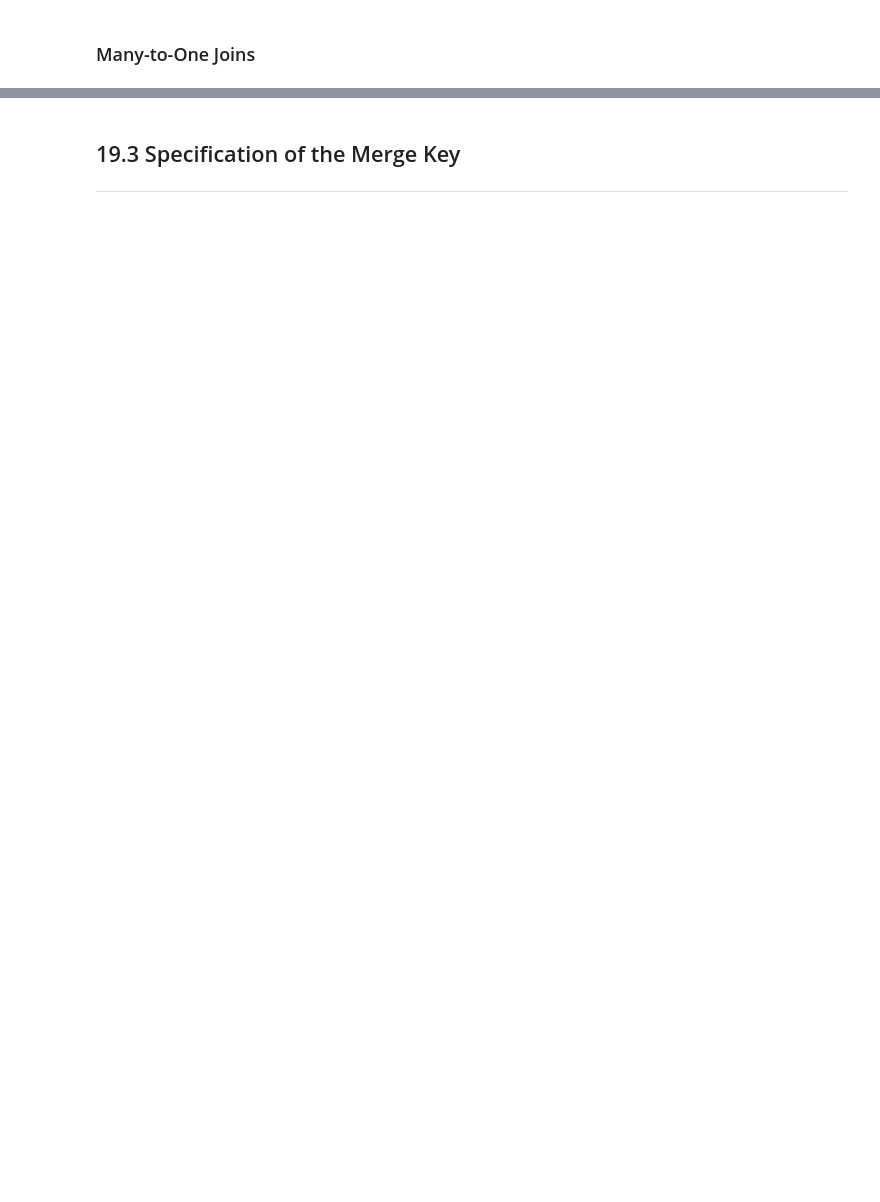
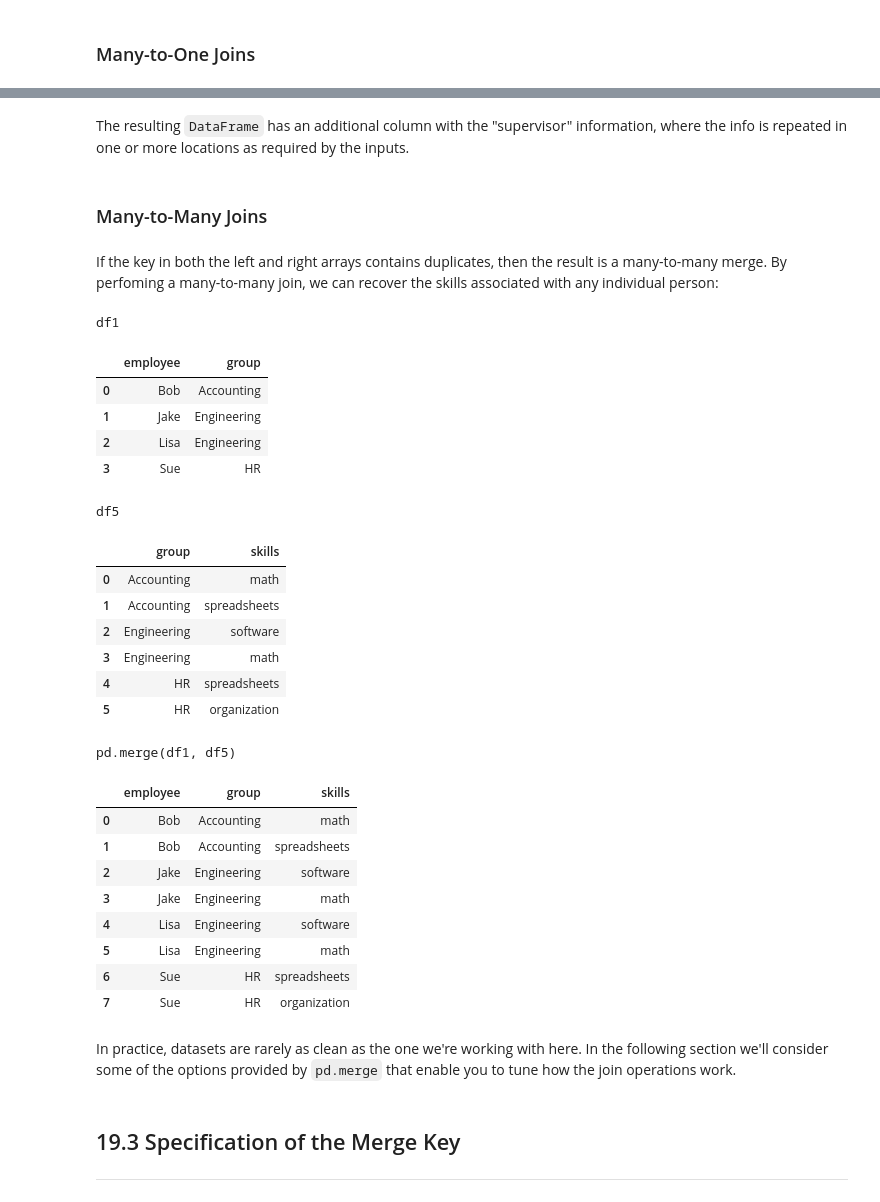
Before and after one commit to huymh/jupyter-notes, a Jupyter notebook: HB_2_Data_Manipulation.ipynb, the cells around one changed output, grey strips where cells are left out. Drawn from its saved outputs; the diff is of its cells as text; code cells hidden in the pictures; blank space fills up the shorter version.

```diff
--- a/HB_2_Data_Manipulation.ipynb
+++ b/HB_2_Data_Manipulation.ipynb
@@ -1972,6 +1972,26 @@ pd.concat([df5, df6.reindex(df5.columns, axis = 1)])
 | 4 | NaN | B4 | C4 |
 # %% [markdown]
 # Chapter 19 : Combining Datasets: `merge` and `join`
+# %%
+# define display function for easier visibility
+import pandas as pd
+import numpy as np
+
+class display(object):
+    """Display HTML representation of multiple objects"""
+    template = """<div style="float: left; padding: 10px;">
+    <p style='font-family:"Courier New", Courier, monospace'>{0}{1}
+    """
+
+    def __init__(self, *args):
+        self.args = args
+
+    def _repr_html_(self):
+        return '\n'.join(self.template.format(a, eval(a)._repr_html_())
+                         for a in self.args)
+    def __repr__(self):
+        return '\n\n'.join(a + '\n' + repr(eval(a))
+                           for a in self.args)
 # %% [markdown]
 ## 19.1 Relational Algebra
 ---
@@ -1985,3 +2070,42 @@ pd.concat([df5, df6.reindex(df5.columns, axis = 1)])
+# %% [markdown]
+The resulting `DataFrame` has an additional column with the "supervisor" information, where the info is repeated in one or more locations as required by the inputs.
+# %% [markdown]
+### Many-to-Many Joins
+# %% [markdown]
+If the key in both the left and right arrays contains duplicates, then the result is a many-to-many merge. By perfoming a many-to-many join, we can recover the skills associated with any individual person:
+# %%
+df5 = pd.DataFrame({'group': ['Accounting', 'Accounting',
+                              'Engineering', 'Engineering', 'HR', 'HR'],
+                    'skills': ['math', 'spreadsheets', 'software', 'math',
+                               'spreadsheets', 'organization']})
+display('df1', 'df5' , 'pd.merge(df1, df5)')
+# %% [output]
+df1
+|  | employee | group |
+| 0 | Bob | Accounting |
+| 1 | Jake | Engineering |
+| 2 | Lisa | Engineering |
+| 3 | Sue | HR |
+df5
+|  | group | skills |
+| 0 | Accounting | math |
+| 1 | Accounting | spreadsheets |
+| 2 | Engineering | software |
+| 3 | Engineering | math |
+| 4 | HR | spreadsheets |
+| 5 | HR | organization |
+pd.merge(df1, df5)
+|  | employee | group | skills |
+| 0 | Bob | Accounting | math |
+| 1 | Bob | Accounting | spreadsheets |
+| 2 | Jake | Engineering | software |
+| 3 | Jake | Engineering | math |
+| 4 | Lisa | Engineering | software |
+| 5 | Lisa | Engineering | math |
+| 6 | Sue | HR | spreadsheets |
+| 7 | Sue | HR | organization |
+# %% [markdown]
+In practice, datasets are rarely as clean as the one we're working with here. In the following section we'll consider some of the options provided by `pd.merge` that enable you to tune how the join operations work.
 # %% [markdown]
 ## 19.3 Specification of the Merge Key
 ---
```
Also changed, not shown: parts of 72 cells of this notebook.
